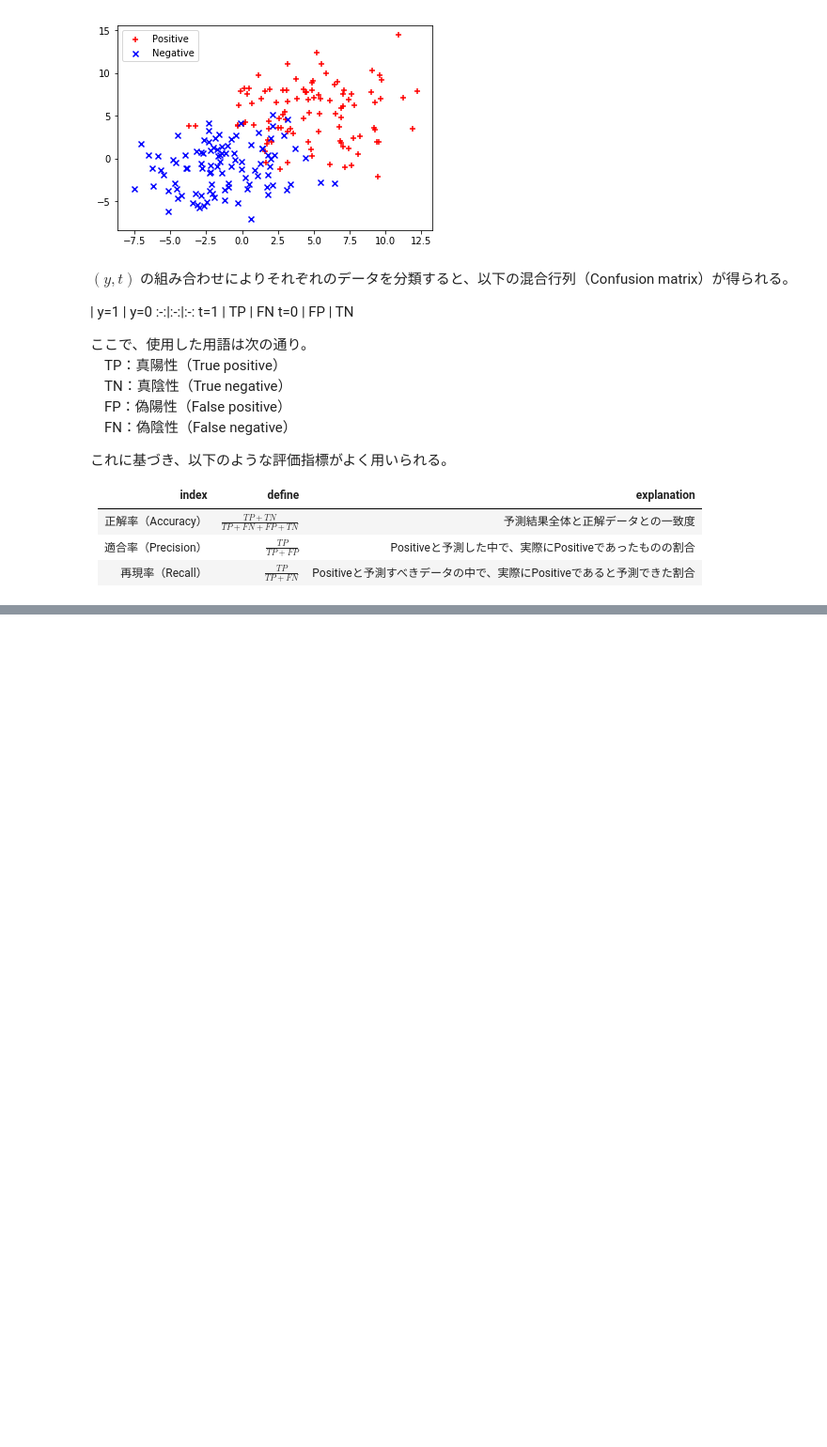
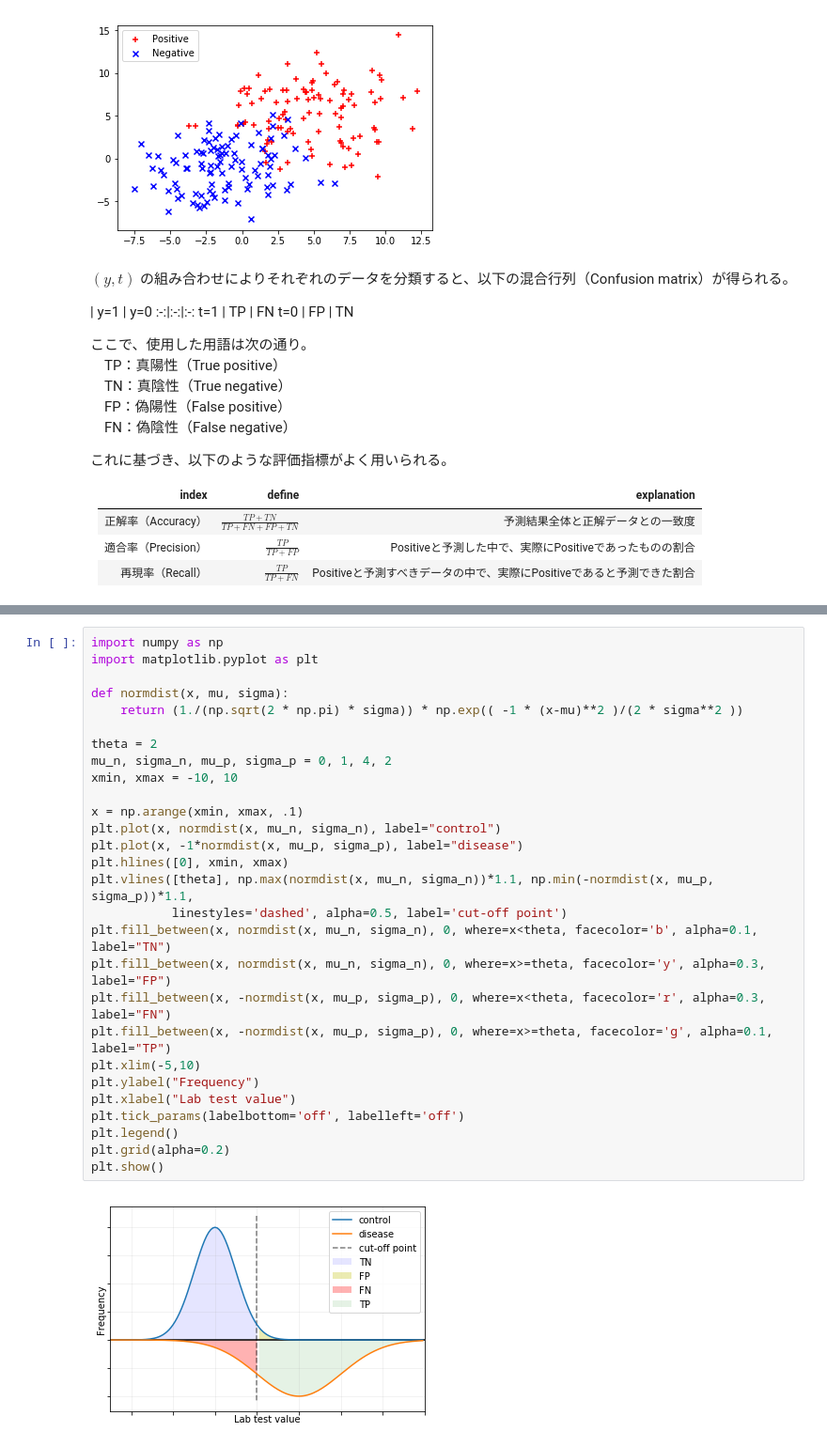
Before and after one commit to YouheiKomakine/pytorch-code-examples, a Jupyter notebook: Syoukai_DeepLearning_2.ipynb, the cells around one changed output, grey strips where cells are left out. Shown: that part at 94% size. Drawn from its saved outputs; the diff is of its cells as text; blank space fills up the shorter version.

```diff
--- a/Syoukai_DeepLearning_2.ipynb
+++ b/Syoukai_DeepLearning_2.ipynb
@@ -610,0 +678,30 @@ index | define | explanation
+# %%
+import numpy as np
+import matplotlib.pyplot as plt
+
+def normdist(x, mu, sigma):
+    return (1./(np.sqrt(2 * np.pi) * sigma)) * np.exp(( -1 * (x-mu)**2 )/(2 * sigma**2 ))
+
+theta = 2
+mu_n, sigma_n, mu_p, sigma_p = 0, 1, 4, 2
+xmin, xmax = -10, 10
+
+x = np.arange(xmin, xmax, .1)
+plt.plot(x, normdist(x, mu_n, sigma_n), label="control")
+plt.plot(x, -1*normdist(x, mu_p, sigma_p), label="disease")
+plt.hlines([0], xmin, xmax)
+plt.vlines([theta], np.max(normdist(x, mu_n, sigma_n))*1.1, np.min(-normdist(x, mu_p, sigma_p))*1.1,
+           linestyles='dashed', alpha=0.5, label='cut-off point')
+plt.fill_between(x, normdist(x, mu_n, sigma_n), 0, where=x<theta, facecolor='b', alpha=0.1, label="TN")
+plt.fill_between(x, normdist(x, mu_n, sigma_n), 0, where=x>=theta, facecolor='y', alpha=0.3, label="FP")
+plt.fill_between(x, -normdist(x, mu_p, sigma_p), 0, where=x<theta, facecolor='r', alpha=0.3, label="FN")
+plt.fill_between(x, -normdist(x, mu_p, sigma_p), 0, where=x>=theta, facecolor='g', alpha=0.1, label="TP")
+plt.xlim(-5,10)
+plt.ylabel("Frequency")
+plt.xlabel("Lab test value")
+plt.tick_params(labelbottom='off', labelleft='off')
+plt.legend()
+plt.grid(alpha=0.2)
+plt.show()
+# %% [output]
+[figure, added]
```
Also changed, not shown: parts of 12 cells of this notebook.
